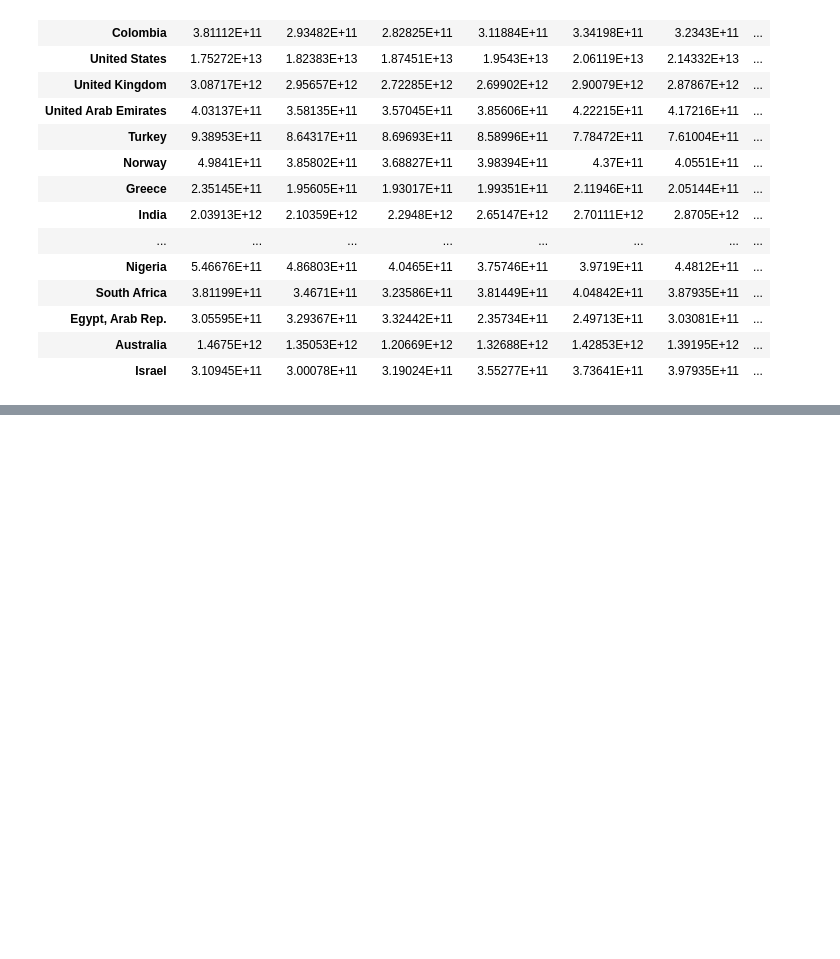
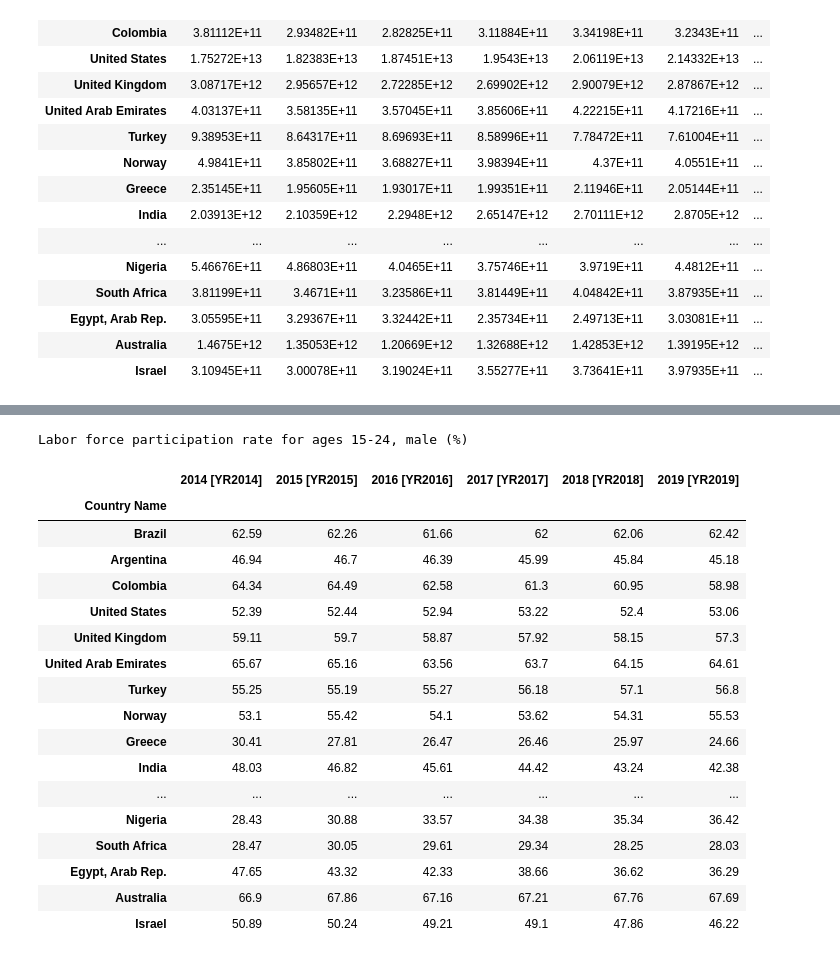
Before and after one commit to Keh4/Project-1---Team-3, a Jupyter notebook: Working_file_no_2.ipynb, the cells around one changed output, grey strips where cells are left out. Cells and saved outputs as stored; diff of their text form; code cells hidden in the pictures; blank space fills up the shorter version.

```diff
--- a/Working_file_no_2.ipynb
+++ b/Working_file_no_2.ipynb
@@ -68,0 +153,23 @@ GDP in Current US Dolloars
+# %%
+print('Labor force participation rate for ages 15-24, male (%)')
+labor_m_df
+# %% [output]
+Labor force participation rate for ages 15-24, male (%)
+|  | 2014 [YR2014] | 2015 [YR2015] | 2016 [YR2016] | 2017 [YR2017] | 2018 [YR2018] | 2019 [YR2019] |
+| Country Name |  |  |  |  |  |  |
+| Brazil | 62.59 | 62.26 | 61.66 | 62 | 62.06 | 62.42 |
+| Argentina | 46.94 | 46.7 | 46.39 | 45.99 | 45.84 | 45.18 |
+| Colombia | 64.34 | 64.49 | 62.58 | 61.3 | 60.95 | 58.98 |
+| United States | 52.39 | 52.44 | 52.94 | 53.22 | 52.4 | 53.06 |
+| United Kingdom | 59.11 | 59.7 | 58.87 | 57.92 | 58.15 | 57.3 |
+| United Arab Emirates | 65.67 | 65.16 | 63.56 | 63.7 | 64.15 | 64.61 |
+| Turkey | 55.25 | 55.19 | 55.27 | 56.18 | 57.1 | 56.8 |
+| Norway | 53.1 | 55.42 | 54.1 | 53.62 | 54.31 | 55.53 |
+| Greece | 30.41 | 27.81 | 26.47 | 26.46 | 25.97 | 24.66 |
+| India | 48.03 | 46.82 | 45.61 | 44.42 | 43.24 | 42.38 |
+| ... | ... | ... | ... | ... | ... | ... |
+| Nigeria | 28.43 | 30.88 | 33.57 | 34.38 | 35.34 | 36.42 |
+| South Africa | 28.47 | 30.05 | 29.61 | 29.34 | 28.25 | 28.03 |
+| Egypt, Arab Rep. | 47.65 | 43.32 | 42.33 | 38.66 | 36.62 | 36.29 |
+| Australia | 66.9 | 67.86 | 67.16 | 67.21 | 67.76 | 67.69 |
+| Israel | 50.89 | 50.24 | 49.21 | 49.1 | 47.86 | 46.22 |
```
Also changed, not shown: parts of 5 cells of this notebook.
